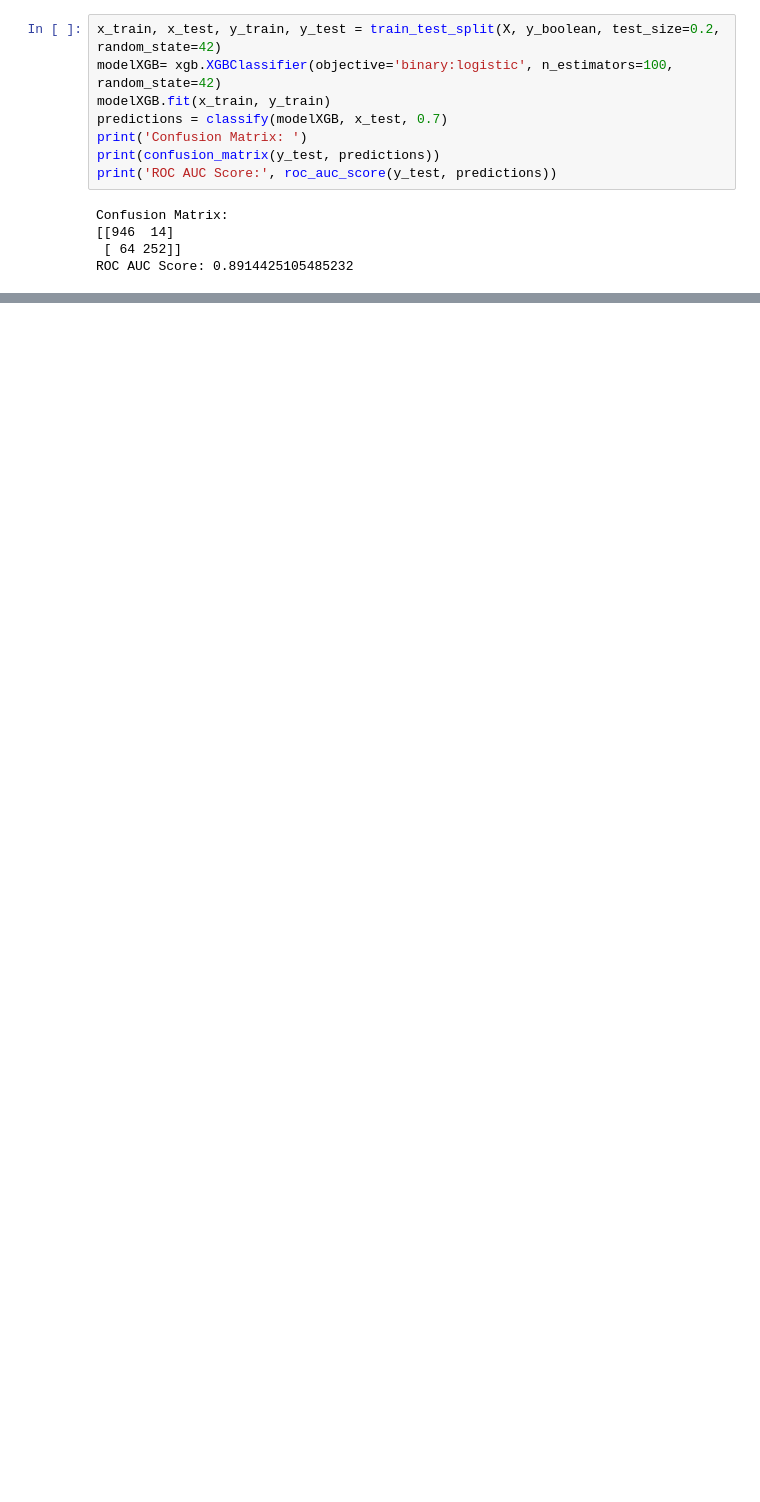
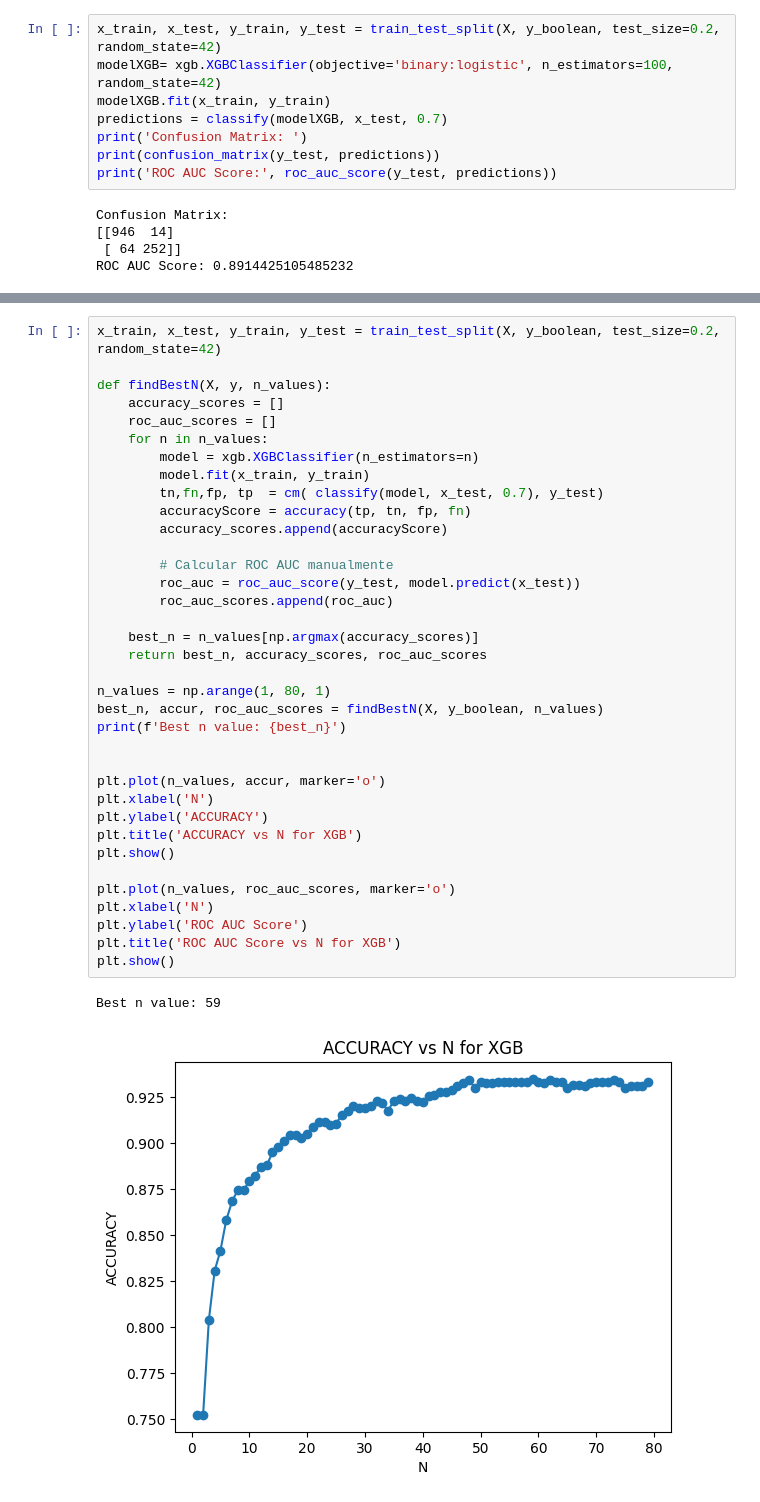
Before and after one commit to MatiasdeBuren/Final-Modelos-y-Simulacion, a Jupyter notebook: modelosFinal.ipynb, the cells around one changed output, grey strips where cells are left out. Saved outputs shown, nothing was run; the diff lists cells and outputs as text; blank space fills up the shorter version.

```diff
--- a/modelosFinal.ipynb
+++ b/modelosFinal.ipynb
@@ -694,0 +866,39 @@ ROC AUC Score: 0.8914425105485232
+# %%
+x_train, x_test, y_train, y_test = train_test_split(X, y_boolean, test_size=0.2, random_state=42)
+
+def findBestN(X, y, n_values):
+    accuracy_scores = []
+    roc_auc_scores = []
+    for n in n_values:
+        model = xgb.XGBClassifier(n_estimators=n)
+        model.fit(x_train, y_train)
+        tn,fn,fp, tp  = cm( classify(model, x_test, 0.7), y_test)
+        accuracyScore = accuracy(tp, tn, fp, fn)
+        accuracy_scores.append(accuracyScore)
+
+        # Calcular ROC AUC manualmente
+        roc_auc = roc_auc_score(y_test, model.predict(x_test))
+        roc_auc_scores.append(roc_auc)
+
+    best_n = n_values[np.argmax(accuracy_scores)]
+    return best_n, accuracy_scores, roc_auc_scores
+
+n_values = np.arange(1, 80, 1)
+best_n, accur, roc_auc_scores = findBestN(X, y_boolean, n_values)
+print(f'Best n value: {best_n}')
+
+
+plt.plot(n_values, accur, marker='o')
+plt.xlabel('N')
+plt.ylabel('ACCURACY')
+plt.title('ACCURACY vs N for XGB')
+plt.show()
+
+plt.plot(n_values, roc_auc_scores, marker='o')
+plt.xlabel('N')
+plt.ylabel('ROC AUC Score')
+plt.title('ROC AUC Score vs N for XGB')
+plt.show()
+# %% [output]
+Best n value: 59
+[figure, added]
```
Also changed, not shown: parts of 39 cells of this notebook.
